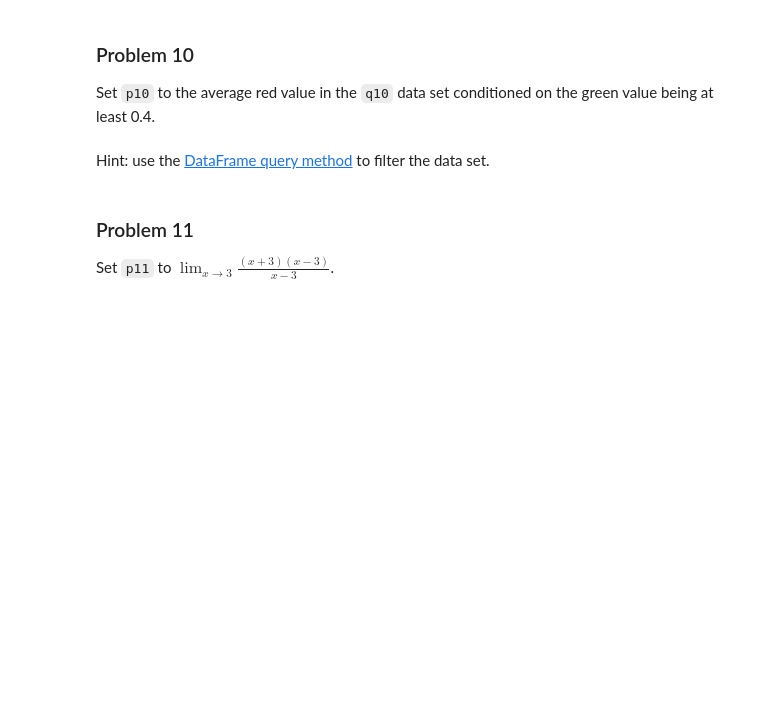
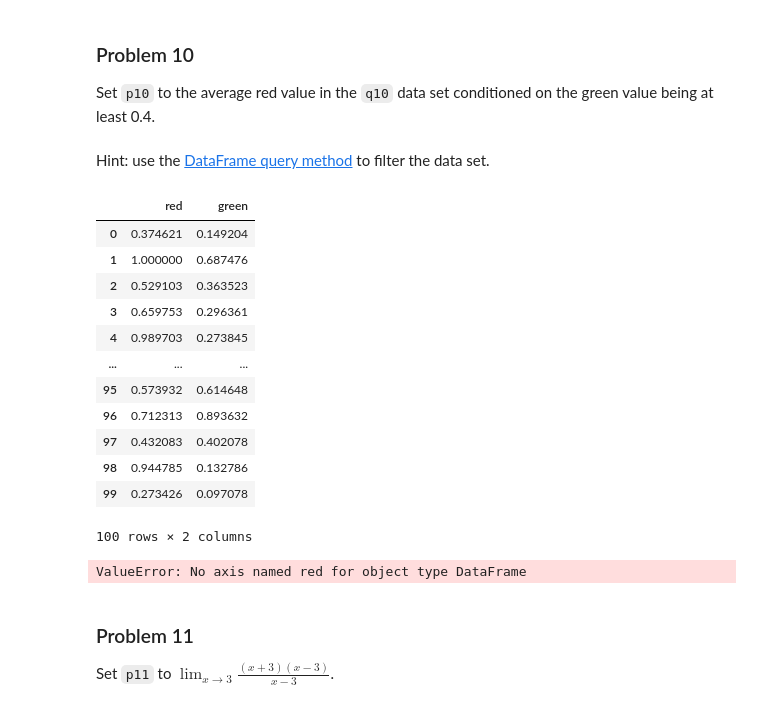
Before and after one commit to Haleymussary00/dx601-homework-07, a Jupyter notebook: homework.ipynb, the cells around one changed output. Drawn from its saved outputs; the diff is of its cells as text; code cells hidden in the pictures; blank space fills up the shorter version.

```diff
--- a/homework.ipynb
+++ b/homework.ipynb
@@ -286,33 +317,53 @@ q10 = pd.DataFrame({"red": [0.3746212 , 1.        , 0.52910346, 0.65975348, 0.98
        0.66374018, 0.53528603, 0.63125021, 1.        , 0.39310177,
        0.66610964, 0.70386728, 0.32677789, 0.61645108, 0.77741647,
        0.5912166 , 0.42359428, 0.54626866, 0.60771765, 0.35601226,
        1.        , 0.42685889, 0.40335105, 0.89857544, 0.56209774,
        0.57429061, 0.20665787, 0.46903142, 0.82183169, 0.30083743,
        0.6166462 , 0.5452483 , 0.66810117, 0.84652572, 0.70714273,
        0.44131121, 1.        , 0.08268519, 0.99619225, 0.63928165,
        0.23848664, 1.        , 0.51129006, 1.        , 0.77680075,
        0.69345814, 0.42668177, 0.55070542, 0.8753218 , 0.82953898,
        0.57393231, 0.71231297, 0.432083  , 0.94478494, 0.27342598],
        "green": [0.14920408, 0.68747619, 0.36352261, 0.29636053, 0.27384496,
        0.22896888, 0.67361327, 0.46800206, 0.44445459, 0.39320378,
        0.18881428, 0.59788019, 0.70187309, 0.14655468, 0.32744452,
        0.46975821, 0.51300921, 0.49520102, 0.40148912, 0.36322513,
        0.21014486, 0.38717443, 0.22184452, 0.093992  , 0.55314207,
        0.58139855, 0.22663676, 0.38636278, 0.62465522, 0.        ,
        0.39555956, 0.26072611, 0.29058224, 0.30989647, 0.46202296,
        0.36208922, 0.77716799, 0.5228047 , 0.67690533, 0.08589879,
        0.23325419, 0.42110331, 0.76167113, 0.27129737, 0.75127783,
        0.75885196, 0.18155961, 0.1829003 , 0.44536781, 0.26349848,
        0.34285905, 0.42158777, 0.38648716, 0.16906207, 0.24749229,
        0.78368894, 0.68164436, 0.2256094 , 0.42767822, 0.11590442,
        0.28872813, 0.324811  , 0.16748462, 0.11238756, 0.46495606,
        0.38567438, 0.44906867, 0.15682246, 0.49325074, 0.71546642,
        0.38962264, 0.55080152, 0.2510654 , 0.27091548, 0.28113115,
        0.36788924, 0.16573055, 0.7974529 , 0.14556548, 0.33344705,
        0.31681096, 0.49387162, 0.37433587, 0.3237266 , 0.66263795,
        0.33907066, 0.11031799, 0.31039299, 0.41789659, 0.67552801,
        0.24033477, 0.51003174, 0.57831101, 0.46007546, 0.3106257 ,
        0.61464828, 0.89363241, 0.40207848, 0.13278618, 0.0970784 ]})
+q10
+# %% [output]
+|  | red | green |
+| 0 | 0.374621 | 0.149204 |
+| 1 | 1.000000 | 0.687476 |
+| 2 | 0.529103 | 0.363523 |
+| 3 | 0.659753 | 0.296361 |
+| 4 | 0.989703 | 0.273845 |
+| ... | ... | ... |
+| 95 | 0.573932 | 0.614648 |
+| 96 | 0.712313 | 0.893632 |
+| 97 | 0.432083 | 0.402078 |
+| 98 | 0.944785 | 0.132786 |
+| 99 | 0.273426 | 0.097078 |
+100 rows × 2 columns
+# %%
+x = q10.query('green>=0.4')
+x.mean('red')
+# %% [output]
+ValueError: No axis named red for object type DataFrame
 # %%
 # YOUR CHANGES HERE
 
```
Also changed, not shown: parts of 14 cells of this notebook.
